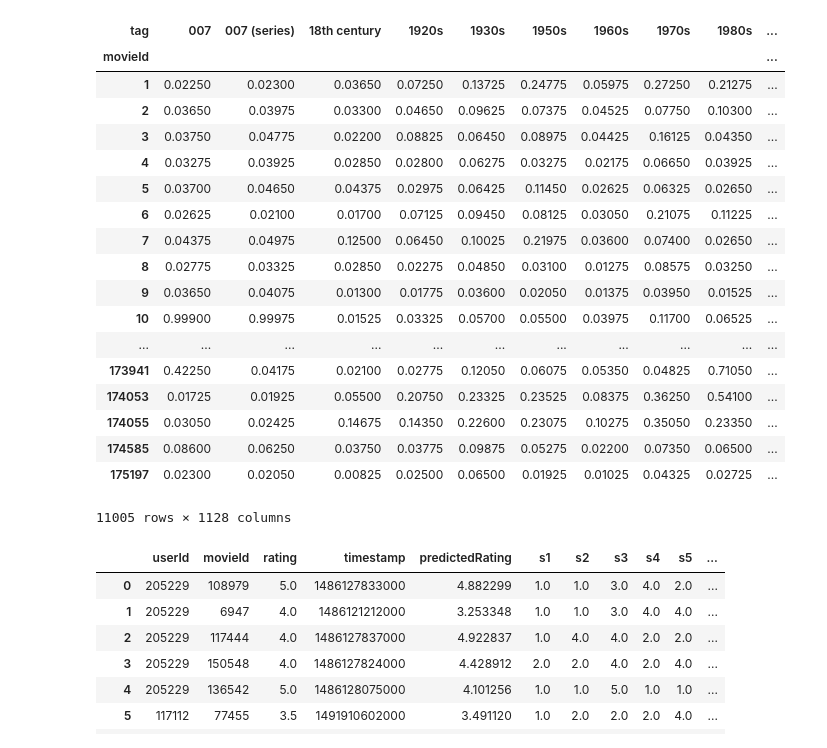
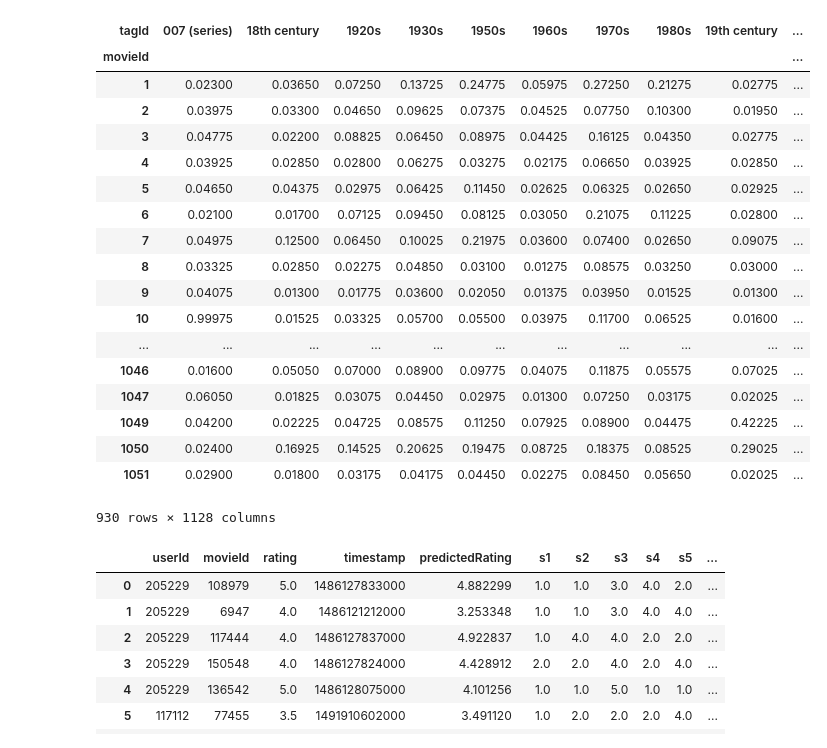
Before and after one commit to aniruddhakal/Recommending-Diverse-And-Serendipitous-Movies-using-Tag-Genome, a Jupyter notebook: ipython_notebooks/DataExploration/Serendipity2018_Dataset.ipynb, the cells around one changed output. Drawn from its saved outputs; the diff is of its cells as text; code cells hidden in the pictures.

```diff
--- a/ipython_notebooks/DataExploration/Serendipity2018_Dataset.ipynb
+++ b/ipython_notebooks/DataExploration/Serendipity2018_Dataset.ipynb
@@ -18,26 +41,26 @@ tags = data_dir + 'tags.csv'
 # %%
-genome_scores_df = pd.read_csv(genome_scores).pivot(index='movieId', columns='tag', values='relevance')
+genome_scores_df = pd.read_csv(genome_scores).pivot(index='movieId', columns='tagId', values='relevance')
 genome_scores_df
 # %% [output]
-| tag | 007 | 007 (series) | 18th century | 1920s | 1930s | 1950s | 1960s | 1970s | 1980s | ... |
+| tagId | 007 (series) | 18th century | 1920s | 1930s | 1950s | 1960s | 1970s | 1980s | 19th century | ... |
 | movieId |  |  |  |  |  |  |  |  |  | ... |
-| 1 | 0.02250 | 0.02300 | 0.03650 | 0.07250 | 0.13725 | 0.24775 | 0.05975 | 0.27250 | 0.21275 | ... |
-| 2 | 0.03650 | 0.03975 | 0.03300 | 0.04650 | 0.09625 | 0.07375 | 0.04525 | 0.07750 | 0.10300 | ... |
-| 3 | 0.03750 | 0.04775 | 0.02200 | 0.08825 | 0.06450 | 0.08975 | 0.04425 | 0.16125 | 0.04350 | ... |
-| 4 | 0.03275 | 0.03925 | 0.02850 | 0.02800 | 0.06275 | 0.03275 | 0.02175 | 0.06650 | 0.03925 | ... |
-| 5 | 0.03700 | 0.04650 | 0.04375 | 0.02975 | 0.06425 | 0.11450 | 0.02625 | 0.06325 | 0.02650 | ... |
-| 6 | 0.02625 | 0.02100 | 0.01700 | 0.07125 | 0.09450 | 0.08125 | 0.03050 | 0.21075 | 0.11225 | ... |
-| 7 | 0.04375 | 0.04975 | 0.12500 | 0.06450 | 0.10025 | 0.21975 | 0.03600 | 0.07400 | 0.02650 | ... |
-| 8 | 0.02775 | 0.03325 | 0.02850 | 0.02275 | 0.04850 | 0.03100 | 0.01275 | 0.08575 | 0.03250 | ... |
-| 9 | 0.03650 | 0.04075 | 0.01300 | 0.01775 | 0.03600 | 0.02050 | 0.01375 | 0.03950 | 0.01525 | ... |
-| 10 | 0.99900 | 0.99975 | 0.01525 | 0.03325 | 0.05700 | 0.05500 | 0.03975 | 0.11700 | 0.06525 | ... |
+| 1 | 0.02300 | 0.03650 | 0.07250 | 0.13725 | 0.24775 | 0.05975 | 0.27250 | 0.21275 | 0.02775 | ... |
+| 2 | 0.03975 | 0.03300 | 0.04650 | 0.09625 | 0.07375 | 0.04525 | 0.07750 | 0.10300 | 0.01950 | ... |
+| 3 | 0.04775 | 0.02200 | 0.08825 | 0.06450 | 0.08975 | 0.04425 | 0.16125 | 0.04350 | 0.02775 | ... |
+| 4 | 0.03925 | 0.02850 | 0.02800 | 0.06275 | 0.03275 | 0.02175 | 0.06650 | 0.03925 | 0.02850 | ... |
+| 5 | 0.04650 | 0.04375 | 0.02975 | 0.06425 | 0.11450 | 0.02625 | 0.06325 | 0.02650 | 0.02925 | ... |
+| 6 | 0.02100 | 0.01700 | 0.07125 | 0.09450 | 0.08125 | 0.03050 | 0.21075 | 0.11225 | 0.02800 | ... |
+| 7 | 0.04975 | 0.12500 | 0.06450 | 0.10025 | 0.21975 | 0.03600 | 0.07400 | 0.02650 | 0.09075 | ... |
+| 8 | 0.03325 | 0.02850 | 0.02275 | 0.04850 | 0.03100 | 0.01275 | 0.08575 | 0.03250 | 0.03000 | ... |
+| 9 | 0.04075 | 0.01300 | 0.01775 | 0.03600 | 0.02050 | 0.01375 | 0.03950 | 0.01525 | 0.01300 | ... |
+| 10 | 0.99975 | 0.01525 | 0.03325 | 0.05700 | 0.05500 | 0.03975 | 0.11700 | 0.06525 | 0.01600 | ... |
 | ... | ... | ... | ... | ... | ... | ... | ... | ... | ... | ... |
-| 173941 | 0.42250 | 0.04175 | 0.02100 | 0.02775 | 0.12050 | 0.06075 | 0.05350 | 0.04825 | 0.71050 | ... |
-| 174053 | 0.01725 | 0.01925 | 0.05500 | 0.20750 | 0.23325 | 0.23525 | 0.08375 | 0.36250 | 0.54100 | ... |
-| 174055 | 0.03050 | 0.02425 | 0.14675 | 0.14350 | 0.22600 | 0.23075 | 0.10275 | 0.35050 | 0.23350 | ... |
-| 174585 | 0.08600 | 0.06250 | 0.03750 | 0.03775 | 0.09875 | 0.05275 | 0.02200 | 0.07350 | 0.06500 | ... |
-| 175197 | 0.02300 | 0.02050 | 0.00825 | 0.02500 | 0.06500 | 0.01925 | 0.01025 | 0.04325 | 0.02725 | ... |
+| 1046 | 0.01600 | 0.05050 | 0.07000 | 0.08900 | 0.09775 | 0.04075 | 0.11875 | 0.05575 | 0.07025 | ... |
+| 1047 | 0.06050 | 0.01825 | 0.03075 | 0.04450 | 0.02975 | 0.01300 | 0.07250 | 0.03175 | 0.02025 | ... |
+| 1049 | 0.04200 | 0.02225 | 0.04725 | 0.08575 | 0.11250 | 0.07925 | 0.08900 | 0.04475 | 0.42225 | ... |
+| 1050 | 0.02400 | 0.16925 | 0.14525 | 0.20625 | 0.19475 | 0.08725 | 0.18375 | 0.08525 | 0.29025 | ... |
+| 1051 | 0.02900 | 0.01800 | 0.03175 | 0.04175 | 0.04450 | 0.02275 | 0.08450 | 0.05650 | 0.02025 | ... |
-11005 rows × 1128 columns
+930 rows × 1128 columns
 # %%
 answers_df = pd.read_csv(answers)
 answers_df
```
Also changed, not shown: parts of 2 cells of this notebook, 23 other files.
